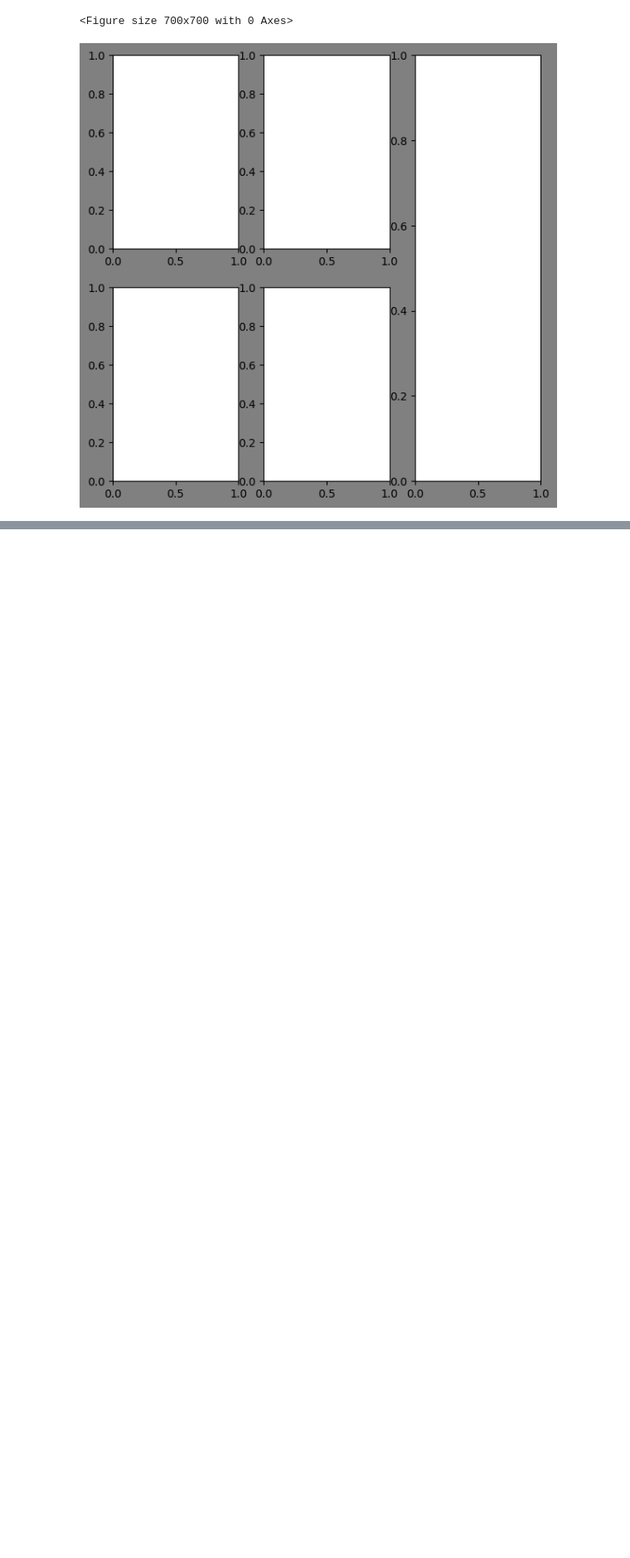
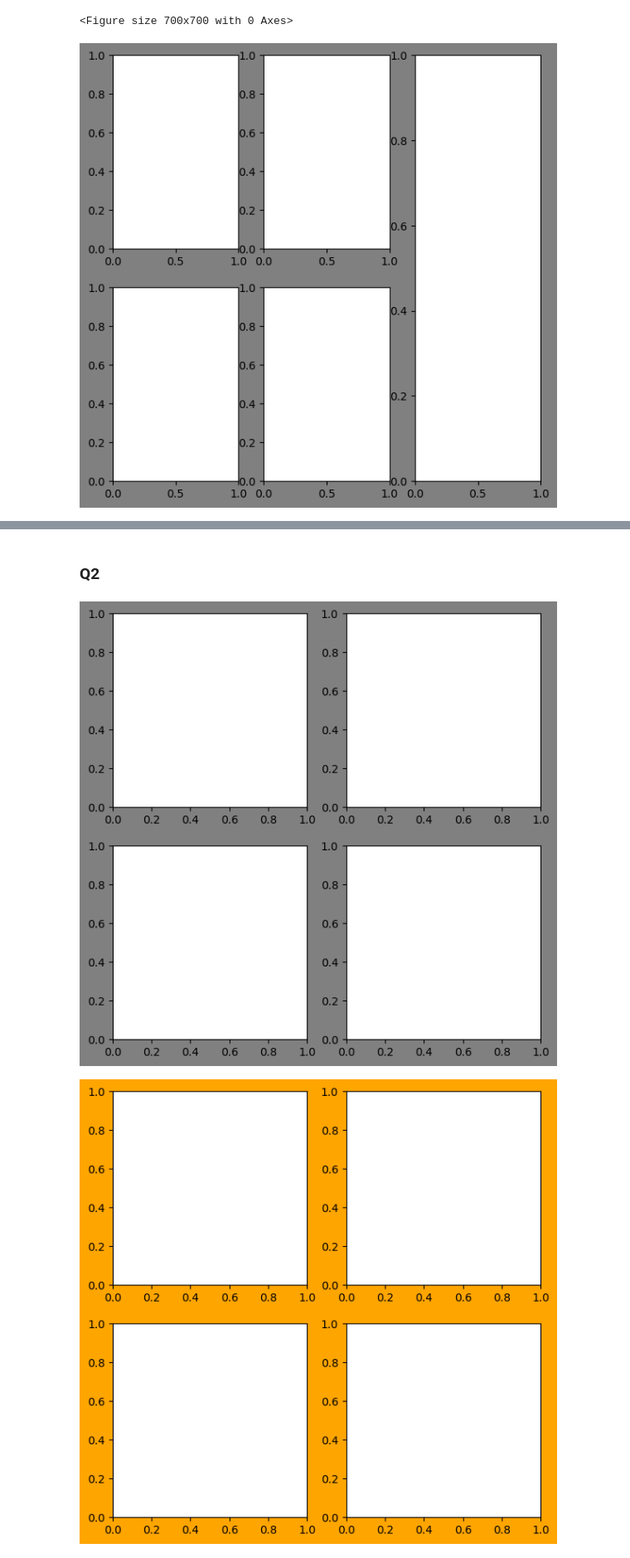
Before and after one commit to scarypillowz/Matplotlib, a Jupyter notebook: matplotlib 기초.ipynb, the cells around one changed output, grey strips where cells are left out. Shown at 83% size. Cells and saved outputs as stored; diff of their text form; code cells hidden in the pictures; blank space fills up the shorter version.

```diff
--- a/matplotlib 기초.ipynb
+++ b/matplotlib 기초.ipynb
@@ -149,0 +178,22 @@ ax5 = plt.subplot2grid((3, 3), (2, 1), fig=fig)
+# %% [markdown]
+### Q2
+# %%
+# fig.add_subplot
+fig = plt.figure(figsize=(7, 7), facecolor='gray')
+ax1_1 = fig.add_subplot(2, 2, 1)
+ax1_2 = fig.add_subplot(2, 2, 2)
+ax2_1 = fig.add_subplot(2, 2, 3)
+ax2_2 = fig.add_subplot(2, 2, 4)
+
+# plt.subplots
+fig, axes = plt.subplots(2, 2, figsize=(7, 7), facecolor='orange')
+
+# plt.subplot2grid
+fig = plt.figure(figsize=(7, 7), facecolor='lightgreen')
+ax1_1 = plt.subplot2grid((2, 2), (0, 0), fig=fig)
+ax1_2 = plt.subplot2grid((2, 2), (0, 1), fig=fig)
+ax2_1 = plt.subplot2grid((2, 2), (1, 0), fig=fig)
+ax2_2 = plt.subplot2grid((2, 2), (1, 1), fig=fig)
+# %% [output]
+[figure, added]
+[figure, added]
```
Also changed, not shown: parts of 31 cells of this notebook.
